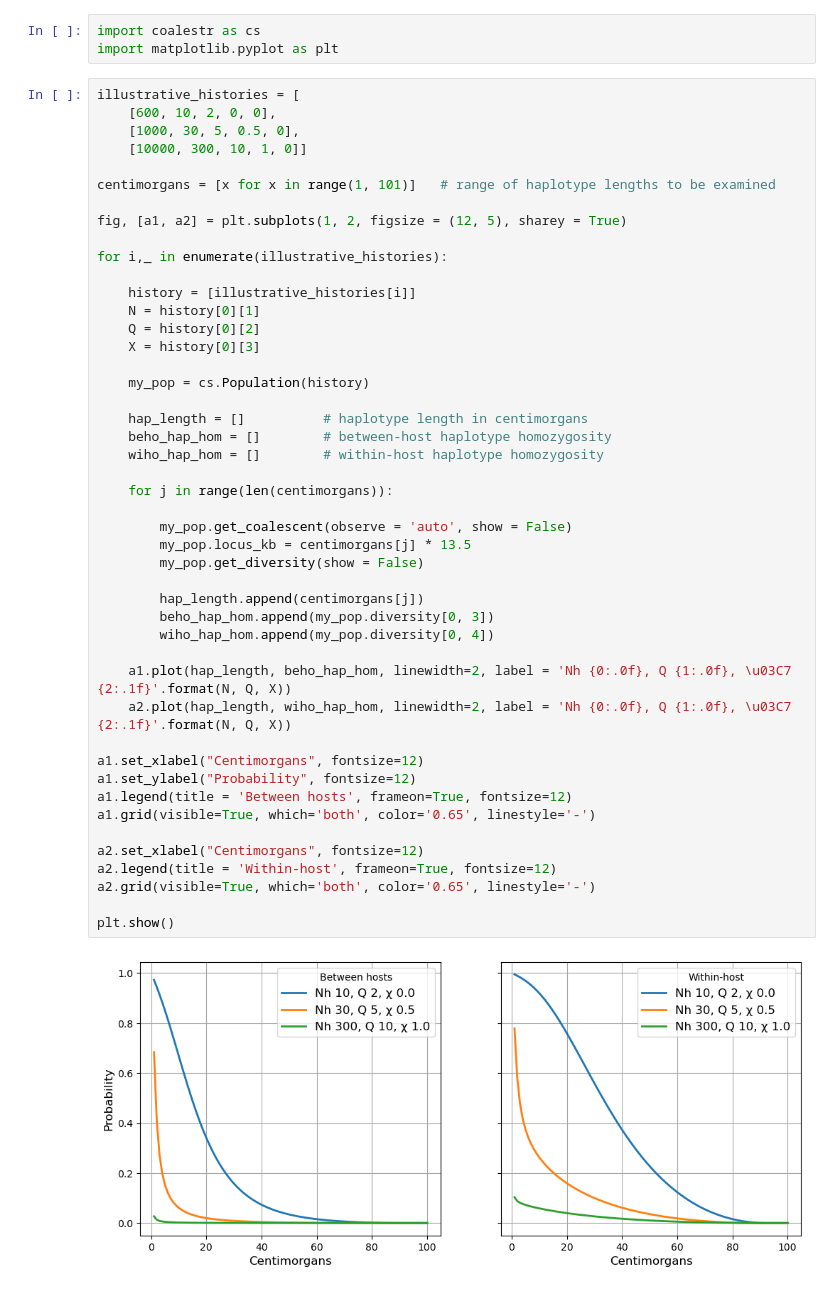
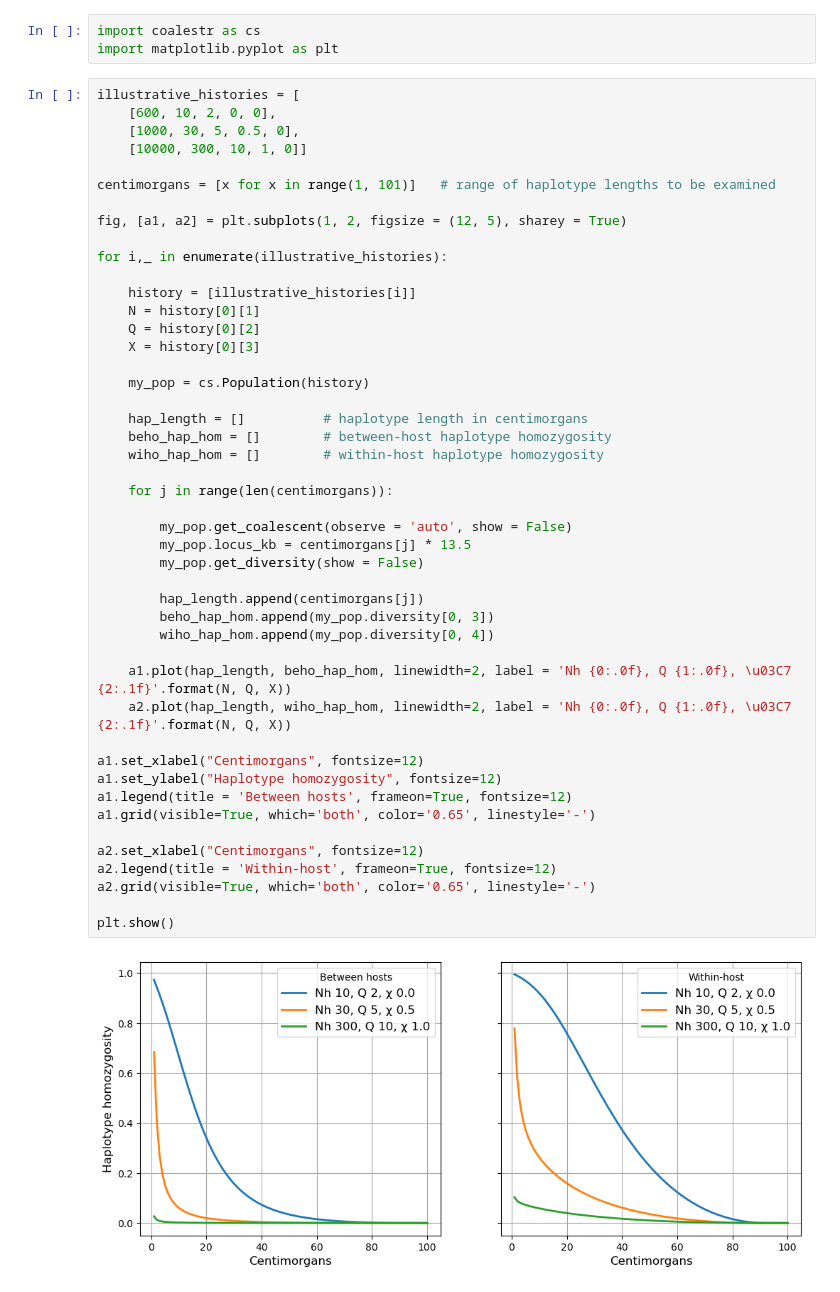
Before and after one commit to dan-kwiat/gtg, a Jupyter notebook: haplotype_homozygosity_vs_length.ipynb, the cells around one changed output. Cells and saved outputs as stored; diff of their text form.

```diff
--- a/haplotype_homozygosity_vs_length.ipynb
+++ b/haplotype_homozygosity_vs_length.ipynb
@@ -28,35 +28,35 @@ for i,_ in enumerate(illustrative_histories):
 
     my_pop = cs.Population(history)
 
     hap_length = []          # haplotype length in centimorgans
     beho_hap_hom = []        # between-host haplotype homozygosity
     wiho_hap_hom = []        # within-host haplotype homozygosity
 
     for j in range(len(centimorgans)):
 
         my_pop.get_coalescent(observe = 'auto', show = False)
         my_pop.locus_kb = centimorgans[j] * 13.5
         my_pop.get_diversity(show = False)
 
         hap_length.append(centimorgans[j])
         beho_hap_hom.append(my_pop.diversity[0, 3])
         wiho_hap_hom.append(my_pop.diversity[0, 4])
 
     a1.plot(hap_length, beho_hap_hom, linewidth=2, label = 'Nh {0:.0f}, Q {1:.0f}, \u03C7 {2:.1f}'.format(N, Q, X))
     a2.plot(hap_length, wiho_hap_hom, linewidth=2, label = 'Nh {0:.0f}, Q {1:.0f}, \u03C7 {2:.1f}'.format(N, Q, X))
 
 a1.set_xlabel("Centimorgans", fontsize=12)
-a1.set_ylabel("Probability", fontsize=12)
+a1.set_ylabel("Haplotype homozygosity", fontsize=12)
 a1.legend(title = 'Between hosts', frameon=True, fontsize=12)
 a1.grid(visible=True, which='both', color='0.65', linestyle='-')
 
 a2.set_xlabel("Centimorgans", fontsize=12)
 a2.legend(title = 'Within-host', frameon=True, fontsize=12)
 a2.grid(visible=True, which='both', color='0.65', linestyle='-')
 
 plt.show()
 # %% [output]
-[figure, old version]
+[figure, new version]
 # %%
 illustrative_histories = [
     [600, 10, 2, 0, 0],
```
Also changed, not shown: parts of 1 cell of this notebook.
